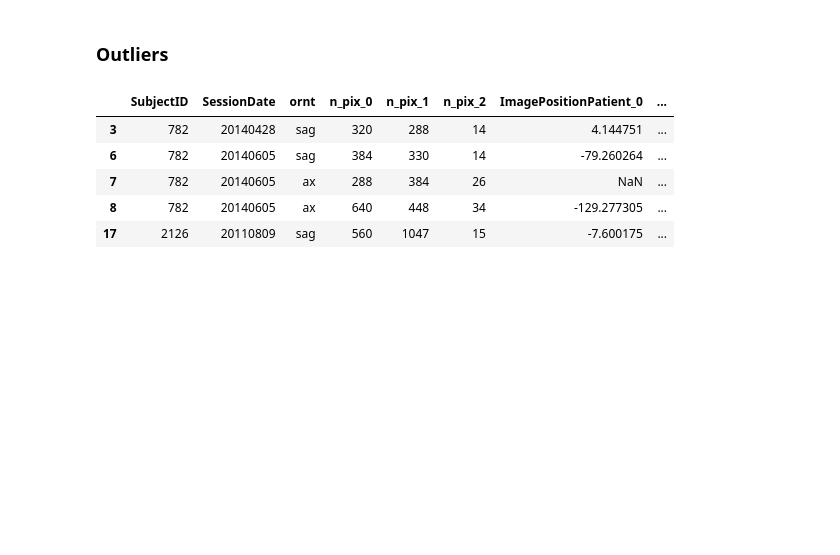
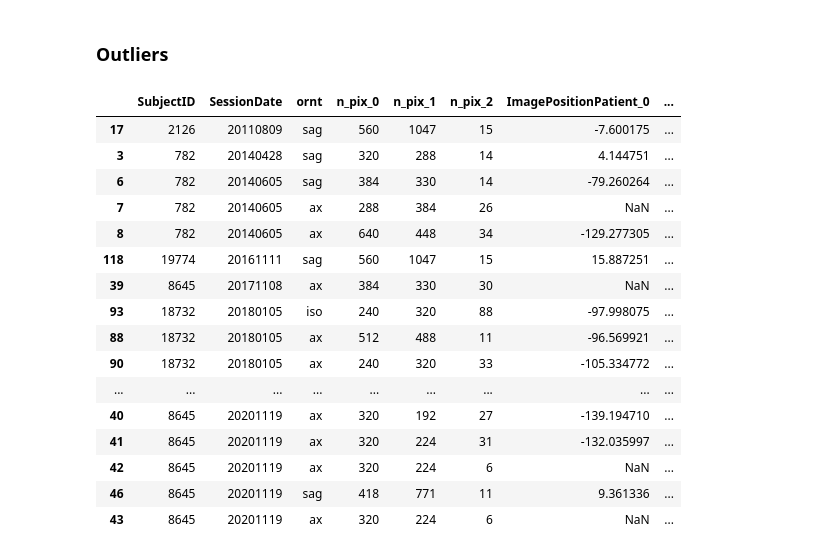
Before and after one commit to robert-graf/bids_tools, a Jupyter notebook: dataset_analysis.ipynb, the cells around one changed output. Cells and saved outputs as stored; diff of their text form; code cells hidden in the pictures; blank space fills up the shorter version.

```diff
--- a/dataset_analysis.ipynb
+++ b/dataset_analysis.ipynb
@@ -41,11 +41,22 @@ df.tail(n=50).sort_values('SessionDate')
 # %%
 df_outliers = df.loc[df['stitched'] == True]
 # %%
-df_outliers.head()
+df_outliers.tail(n=50).sort_values('SessionDate')
 # %% [output]
 |  | SubjectID | SessionDate | ornt | n_pix_0 | n_pix_1 | n_pix_2 | ImagePositionPatient_0 | ... |
+| 17 | 2126 | 20110809 | sag | 560 | 1047 | 15 | -7.600175 | ... |
 | 3 | 782 | 20140428 | sag | 320 | 288 | 14 | 4.144751 | ... |
 | 6 | 782 | 20140605 | sag | 384 | 330 | 14 | -79.260264 | ... |
 | 7 | 782 | 20140605 | ax | 288 | 384 | 26 | NaN | ... |
 | 8 | 782 | 20140605 | ax | 640 | 448 | 34 | -129.277305 | ... |
-| 17 | 2126 | 20110809 | sag | 560 | 1047 | 15 | -7.600175 | ... |
+| 118 | 19774 | 20161111 | sag | 560 | 1047 | 15 | 15.887251 | ... |
+| 39 | 8645 | 20171108 | ax | 384 | 330 | 30 | NaN | ... |
+| 93 | 18732 | 20180105 | iso | 240 | 320 | 88 | -97.998075 | ... |
+| 88 | 18732 | 20180105 | ax | 512 | 488 | 11 | -96.569921 | ... |
+| 90 | 18732 | 20180105 | ax | 240 | 320 | 33 | -105.334772 | ... |
+| ... | ... | ... | ... | ... | ... | ... | ... | ... |
+| 40 | 8645 | 20201119 | ax | 320 | 192 | 27 | -139.194710 | ... |
+| 41 | 8645 | 20201119 | ax | 320 | 224 | 31 | -132.035997 | ... |
+| 42 | 8645 | 20201119 | ax | 320 | 224 | 6 | NaN | ... |
+| 46 | 8645 | 20201119 | sag | 418 | 771 | 11 | 9.361336 | ... |
+| 43 | 8645 | 20201119 | ax | 320 | 224 | 6 | NaN | ... |
```
Also changed, not shown: 1 other file.
